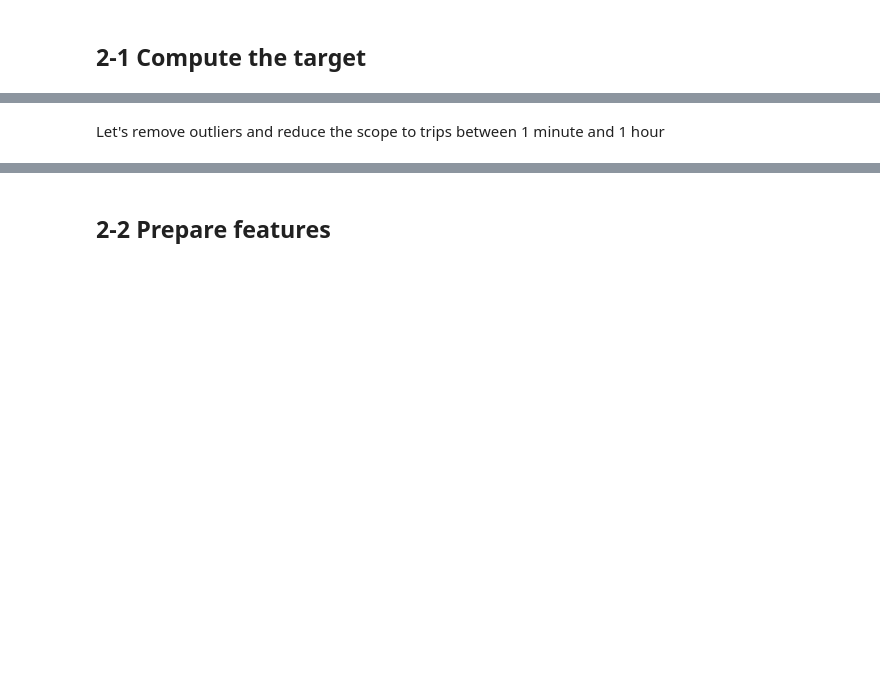
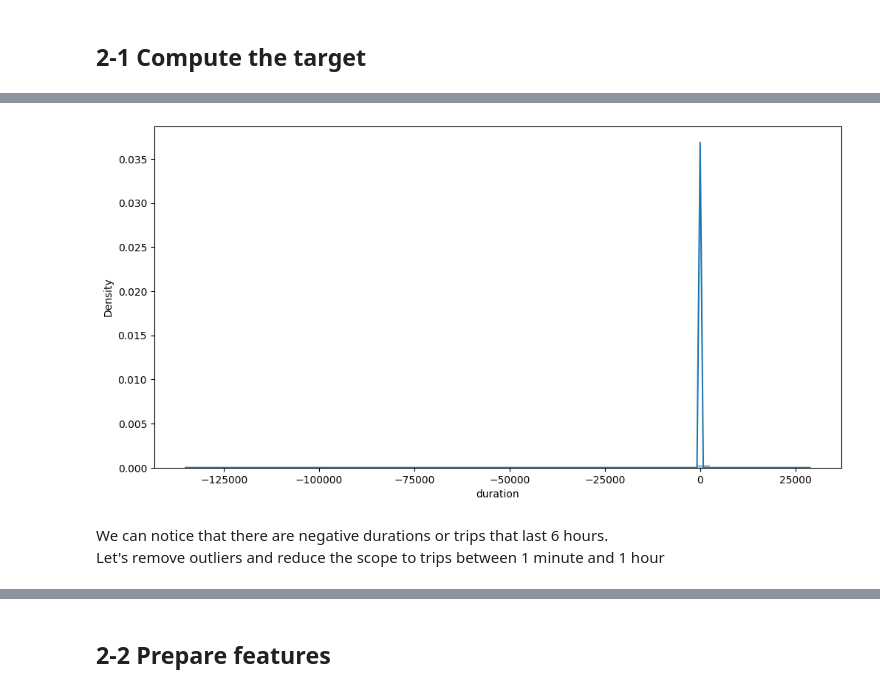
Before and after one commit to artefactory/supinfo_mlops_course, a Jupyter notebook: 01-intro/practice-intro-subject.ipynb, the cells around one changed output, grey strips where cells are left out. Cells and saved outputs as stored; diff of their text form; code cells hidden in the pictures; blank space fills up the shorter version.

```diff
--- a/01-intro/practice-intro-subject.ipynb
+++ b/01-intro/practice-intro-subject.ipynb
@@ -29,6 +87,6 @@ We are computing a taxi trip duration in minutes
 # %%
 def compute_target(df):
-    df["duration"] = df["dropOff_datetime"] - df["pickup_datetime"]
+    df["duration"] = df["tpep_dropoff_datetime"] - df["tpep_pickup_datetime"]
     df["duration"] = df["duration"].dt.total_seconds() / 60
     return df
 
@@ -47,5 +107,12 @@ max      4.233710e+05
 Name: duration, dtype: float64
+# %%
+fig = plt.figure(figsize=(12,6))
+ax = fig.add_subplot(111)
+sns.distplot(train_df.duration, ax=ax);
+# %% [output]
+[figure, added]
 # %% [markdown]
+We can notice that there are negative durations or trips that last 6 hours. \
 Let's remove outliers and reduce the scope to trips between 1 minute and 1 hour
 # %%
 MIN_DURATION = 1
```
Also changed, not shown: parts of 27 cells of this notebook, 1 other file.
